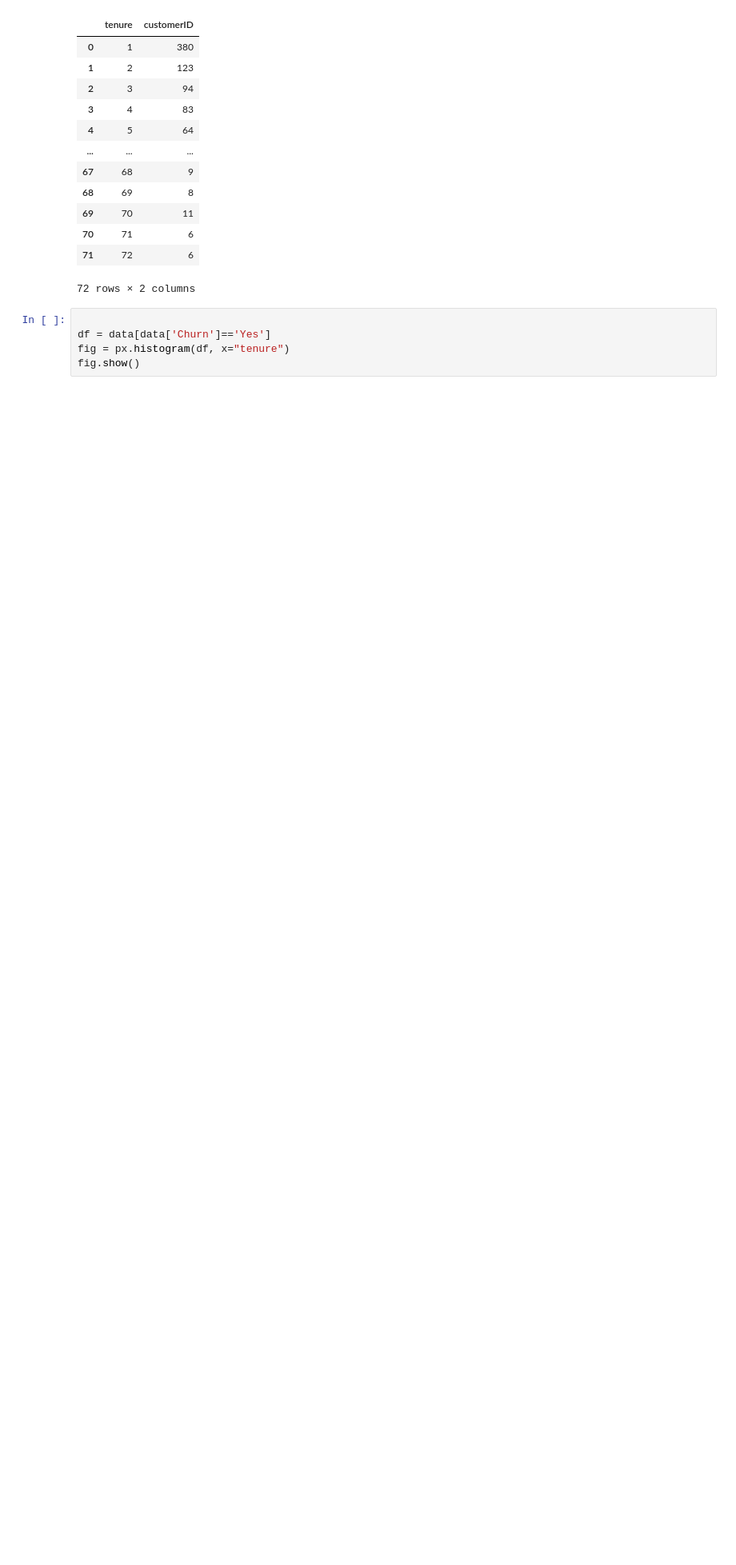
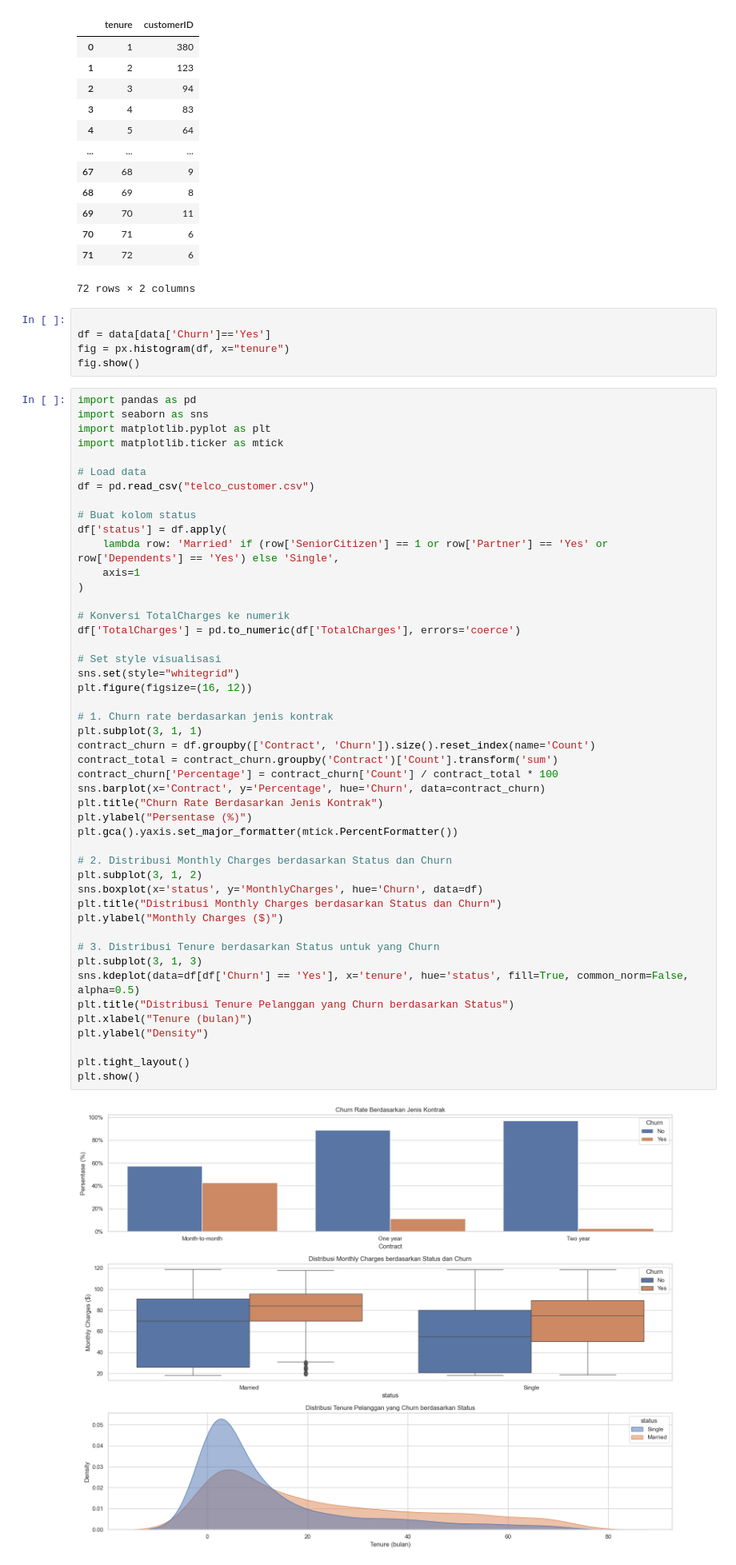
Before and after one commit to agirahmawandi/hw_datavisualitation, a Jupyter notebook: Data Visualization - Template Homework.ipynb, the cells around one changed output. Shown at 80% size. Saved outputs shown, nothing was run; the diff lists cells and outputs as text; blank space fills up the shorter version.

Commit message:
tambahan untuk no 7

```diff
--- a/Data Visualization - Template Homework.ipynb
+++ b/Data Visualization - Template Homework.ipynb
@@ -304,3 +322,52 @@ df_gt
 df = data[data['Churn']=='Yes']
 fig = px.histogram(df, x="tenure")
 fig.show()
+# %%
+import pandas as pd
+import seaborn as sns
+import matplotlib.pyplot as plt
+import matplotlib.ticker as mtick
+
+# Load data
+df = pd.read_csv("telco_customer.csv")
+
+# Buat kolom status
+df['status'] = df.apply(
+    lambda row: 'Married' if (row['SeniorCitizen'] == 1 or row['Partner'] == 'Yes' or row['Dependents'] == 'Yes') else 'Single',
+    axis=1
+)
+
+# Konversi TotalCharges ke numerik
+df['TotalCharges'] = pd.to_numeric(df['TotalCharges'], errors='coerce')
+
+# Set style visualisasi
+sns.set(style="whitegrid")
+plt.figure(figsize=(16, 12))
+
+# 1. Churn rate berdasarkan jenis kontrak
+plt.subplot(3, 1, 1)
+contract_churn = df.groupby(['Contract', 'Churn']).size().reset_index(name='Count')
+contract_total = contract_churn.groupby('Contract')['Count'].transform('sum')
+contract_churn['Percentage'] = contract_churn['Count'] / contract_total * 100
+sns.barplot(x='Contract', y='Percentage', hue='Churn', data=contract_churn)
+plt.title("Churn Rate Berdasarkan Jenis Kontrak")
+plt.ylabel("Persentase (%)")
+plt.gca().yaxis.set_major_formatter(mtick.PercentFormatter())
+
+# 2. Distribusi Monthly Charges berdasarkan Status dan Churn
+plt.subplot(3, 1, 2)
+sns.boxplot(x='status', y='MonthlyCharges', hue='Churn', data=df)
+plt.title("Distribusi Monthly Charges berdasarkan Status dan Churn")
+plt.ylabel("Monthly Charges ($)")
+
+# 3. Distribusi Tenure berdasarkan Status untuk yang Churn
+plt.subplot(3, 1, 3)
+sns.kdeplot(data=df[df['Churn'] == 'Yes'], x='tenure', hue='status', fill=True, common_norm=False, alpha=0.5)
+plt.title("Distribusi Tenure Pelanggan yang Churn berdasarkan Status")
+plt.xlabel("Tenure (bulan)")
+plt.ylabel("Density")
+
+plt.tight_layout()
+plt.show()
+# %% [output]
+[figure, added]
```
Also changed, not shown: parts of 7 cells of this notebook.
